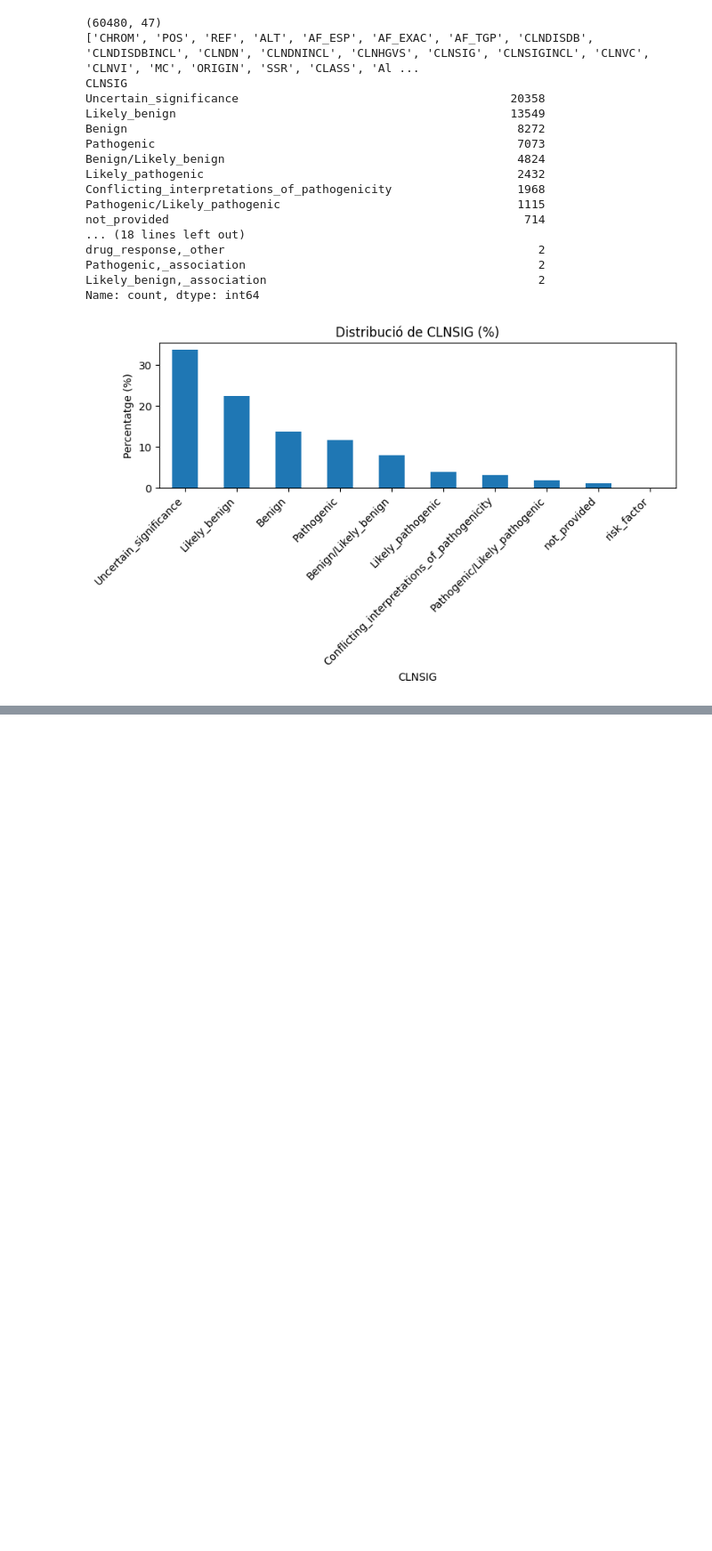
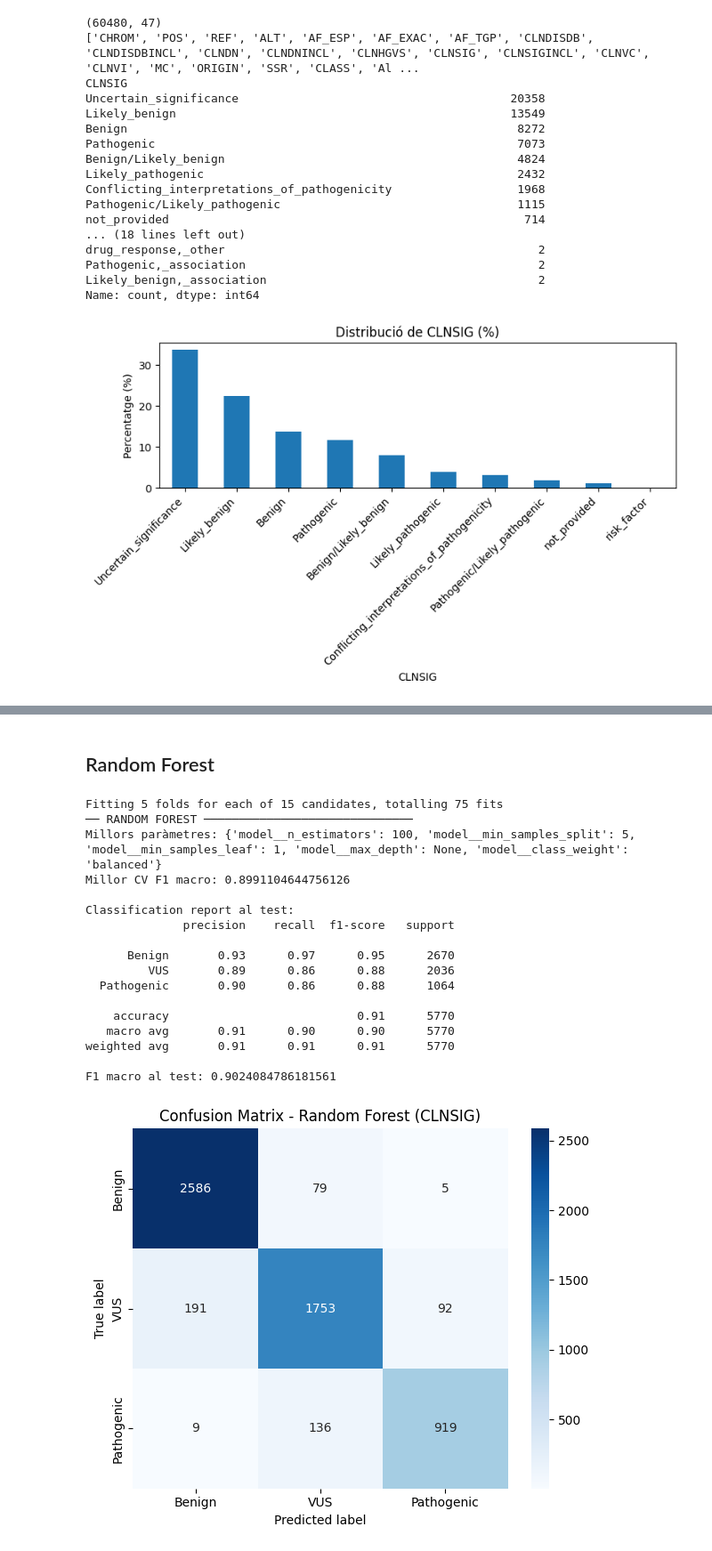
Before and after one commit to eliagarcia/tfg-genetic-variants, a Jupyter notebook: notebooks/clnsig.ipynb, the cells around one changed output, grey strips where cells are left out. Shown at 89% size. Drawn from its saved outputs; the diff is of its cells as text; code cells hidden in the pictures; blank space fills up the shorter version.

```diff
--- a/notebooks/clnsig.ipynb
+++ b/notebooks/clnsig.ipynb
@@ -40,0 +269,70 @@ plt.show()
+# %% [markdown]
+## Random Forest
+# %%
+from sklearn.ensemble import RandomForestClassifier
+from sklearn.model_selection import RandomizedSearchCV
+
+rf = RandomForestClassifier(random_state=42, n_jobs=-1)
+
+pipeline_rf = Pipeline(steps=[
+    ("preprocess", preprocessor),
+    ("model", rf)
+])
+
+cv = StratifiedKFold(n_splits=5, shuffle=True, random_state=42)
+
+param_dist = {
+    "model__n_estimators": [100, 300, 500],
+    "model__max_depth": [None, 10, 20],
+    "model__min_samples_split": [2, 5, 10],
+    "model__min_samples_leaf": [1, 2, 5],
+    "model__class_weight": [None, "balanced"]
+}
+
+random_search_rf = RandomizedSearchCV(
+    estimator=pipeline_rf,
+    param_distributions=param_dist,
+    n_iter=15,
+    scoring="f1_macro",
+    cv=cv,
+    verbose=1,
+    random_state=42,
+    n_jobs=-1,
+    refit=True
+)
+
+random_search_rf.fit(X_train_val, y_train_val)
+print("── RANDOM FOREST ──────────────────────────────")
+print("Millors paràmetres:", random_search_rf.best_params_)
+print("Millor CV F1 macro:", random_search_rf.best_score_)
+
+best_rf = random_search_rf.best_estimator_
+y_pred_rf = best_rf.predict(X_test)
+
+print("\nClassification report al test:")
+print(classification_report(y_test, y_pred_rf, target_names=CLASS_NAMES))
+print("F1 macro al test:", f1_score(y_test, y_pred_rf, average="macro"))
+
+plot_confusion_matrix(
+    confusion_matrix(y_test, y_pred_rf),
+    "Confusion Matrix - Random Forest (CLNSIG)"
+)
+# %% [output]
+Fitting 5 folds for each of 15 candidates, totalling 75 fits
+── RANDOM FOREST ──────────────────────────────
+Millors paràmetres: {'model__n_estimators': 100, 'model__min_samples_split': 5, 'model__min_samples_leaf': 1, 'model__max_depth': None, 'model__class_weight': 'balanced'}
+Millor CV F1 macro: 0.8991104644756126
+
+Classification report al test:
+              precision    recall  f1-score   support
+
+      Benign       0.93      0.97      0.95      2670
+         VUS       0.89      0.86      0.88      2036
+  Pathogenic       0.90      0.86      0.88      1064
+
+    accuracy                           0.91      5770
+   macro avg       0.91      0.90      0.90      5770
+weighted avg       0.91      0.91      0.91      5770
+
+F1 macro al test: 0.9024084786181561
+[figure, added]
```
Also changed, not shown: parts of 9 cells of this notebook.
